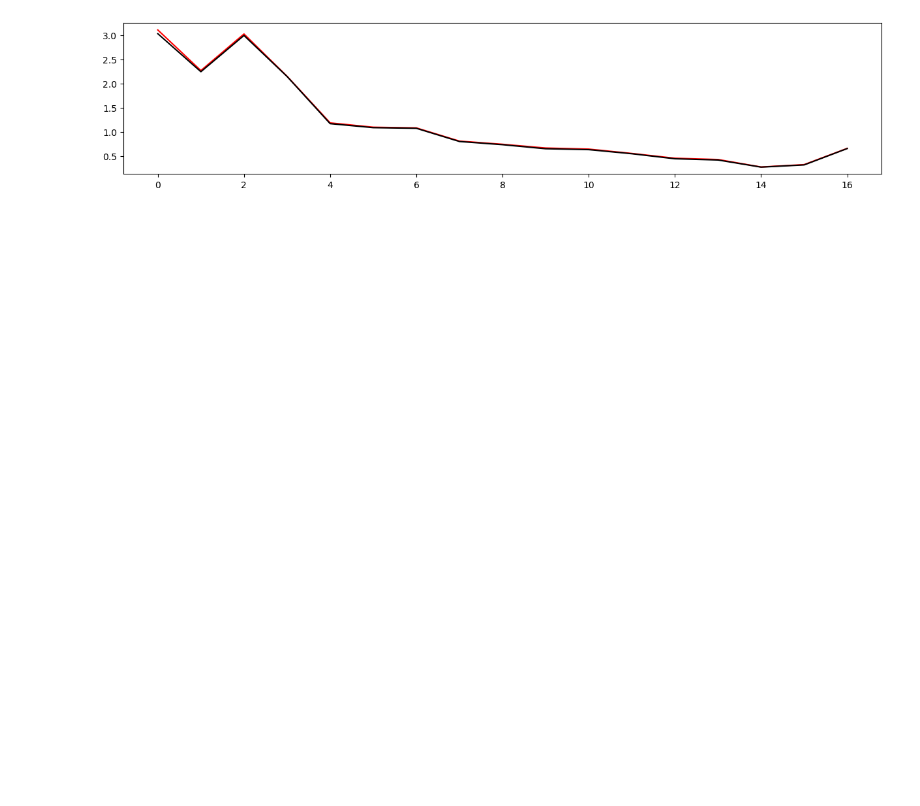
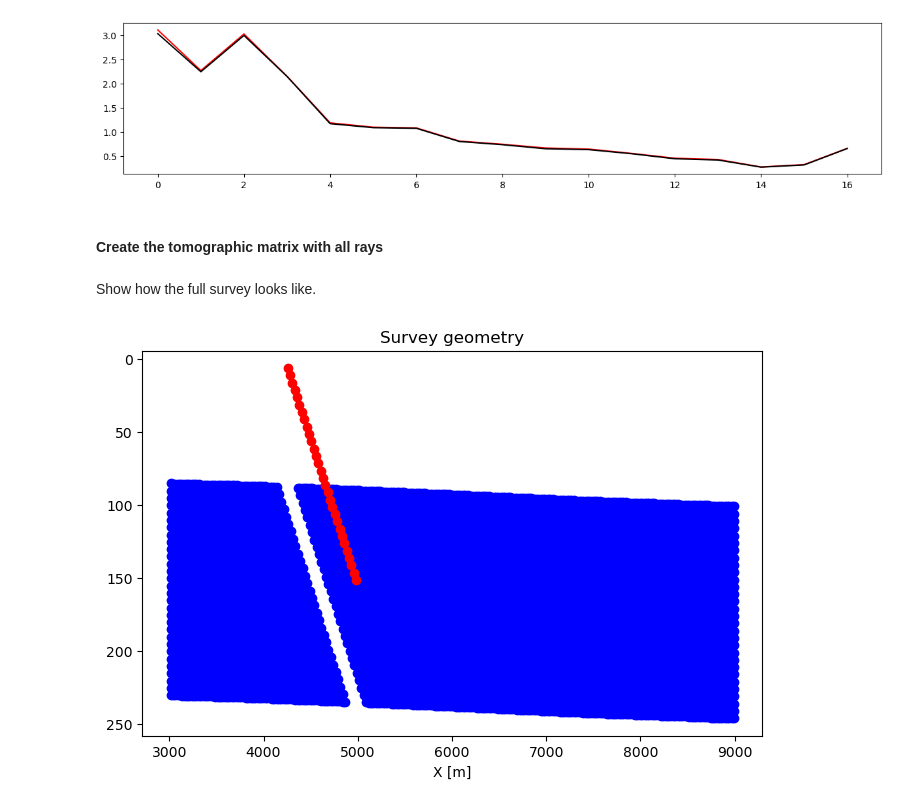
Before and after one commit to Amnah2020/RefrTomo, a Jupyter notebook: notebooks/Rayshooting_Volve.ipynb, the cells around one changed output. Cells and saved outputs as stored; diff of their text form; code cells hidden in the pictures; blank space fills up the shorter version.

```diff
--- a/notebooks/Rayshooting_Volve.ipynb
+++ b/notebooks/Rayshooting_Volve.ipynb
@@ -318,4 +310,24 @@ plt.plot(tobs, 'r')
 plt.plot(tobs_R, 'k');
 # %% [output]
 [figure]
+# %% [markdown]
+#### Create the tomographic matrix with all rays
+# %% [markdown]
+Show how the full survey looks like.
+# %%
+# Get sources and receivers x and z coordiantes
+srcs = np.vstack((sg.srcx_local, sg.srcz))
+recs = np.vstack((sg.recx_local, sg.recz))
+
+survey = survey_geom(srcs, recs, minoffset=100)
+
+# Display survey
+plt.figure(figsize=(8, 5))
+display_survey(survey)
+plt.title('Survey geometry')
+plt.xlabel('X [m]')
+plt.gca().invert_yaxis()
+plt.show()
+# %% [output]
+[figure, added]
 # %%
```
Also changed, not shown: parts of 9 cells of this notebook.
